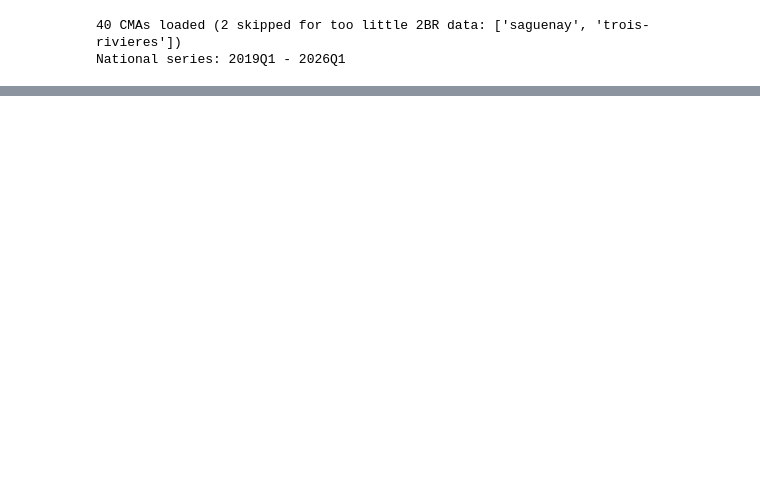
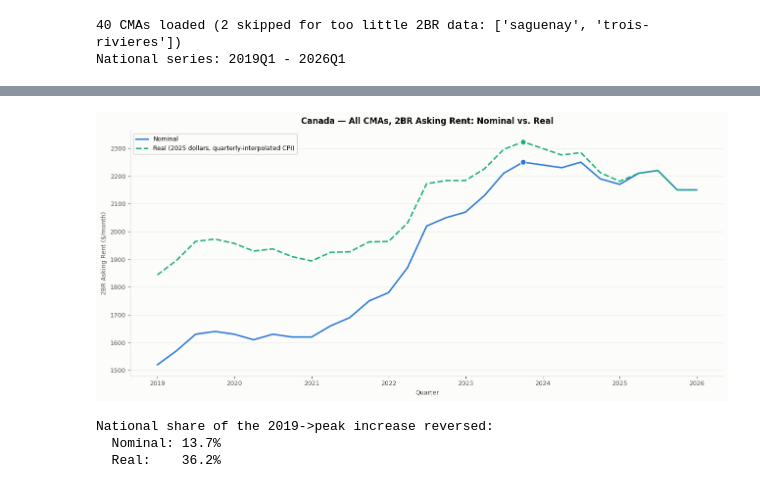
Before and after one commit to schoolofcities/renters, a Jupyter notebook: analysis/falling-rents/explore_falling_rents.ipynb, the cells around one changed output, grey strips where cells are left out. Drawn from its saved outputs; the diff is of its cells as text; code cells hidden in the pictures; blank space fills up the shorter version.

```diff
--- a/analysis/falling-rents/explore_falling_rents.ipynb
+++ b/analysis/falling-rents/explore_falling_rents.ipynb
@@ -985,0 +946,33 @@ headlines suggest.
+# %%
+real_national = deflate_quarterly(asking_national, CPI_CANADA_Q)
+national_real = peak_stats(real_national, BASELINE_QUARTER)
+
+x = asking_national.index.to_timestamp()
+fig, ax = plt.subplots(figsize=(13, 6))
+ax.plot(x, asking_national.values, color=C1, linewidth=2.2, label='Nominal')
+ax.plot(x, real_national.values, color=C2, linewidth=2.2, linestyle='--',
+        label=f'Real ({CPI_CANADA_Q.index.max().year} dollars, quarterly-interpolated CPI)')
+
+for stats_d, color in [(national_nom, C1), (national_real, C2)]:
+    px = stats_d['peak_period'].to_timestamp()
+    ax.scatter([px], [stats_d['peak_value']], color=color, s=70, zorder=6,
+               edgecolors=SURFACE, linewidths=1.2)
+
+ax.set_ylabel('2BR Asking Rent ($/month)', fontsize=9)
+ax.set_xlabel('Quarter', fontsize=9)
+ax.set_title('Canada — All CMAs, 2BR Asking Rent: Nominal vs. Real', fontsize=12,
+             fontweight='bold', color=INK, pad=10)
+ax.legend(loc='upper left', fontsize=9, framealpha=0.88)
+ax.grid(axis='y')
+ax.tick_params(labelsize=9)
+plt.tight_layout()
+plt.show()
+
+print(f'National share of the 2019->peak increase reversed:')
+print(f'  Nominal: {national_nom["share_reversed"]:.1f}%')
+print(f'  Real:    {national_real["share_reversed"]:.1f}%')
+# %% [output]
+[figure, added]
+National share of the 2019->peak increase reversed:
+  Nominal: 13.7%
+  Real:    36.2%
```
Also changed, not shown: parts of 91 cells of this notebook, 3 other files.
